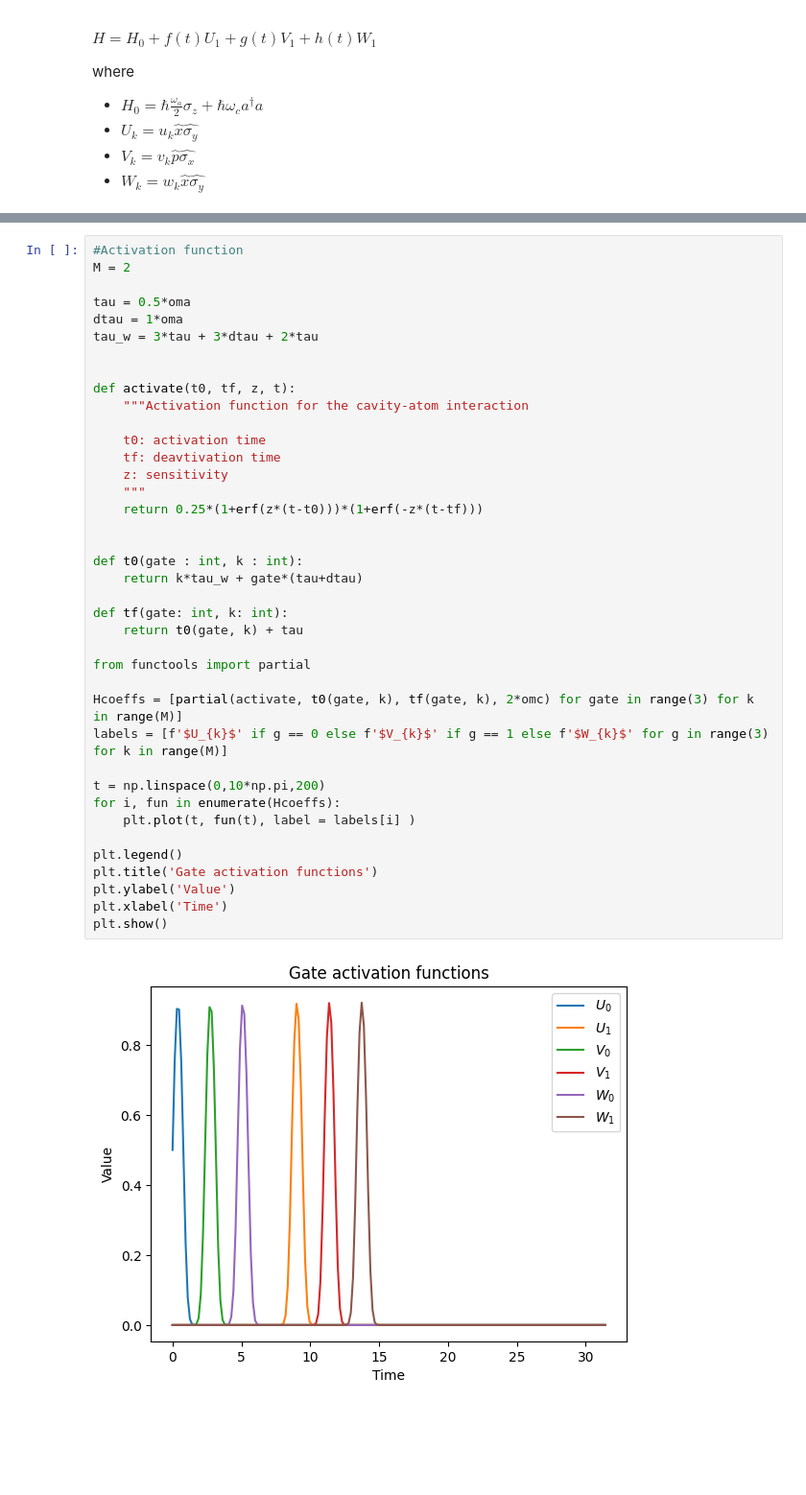
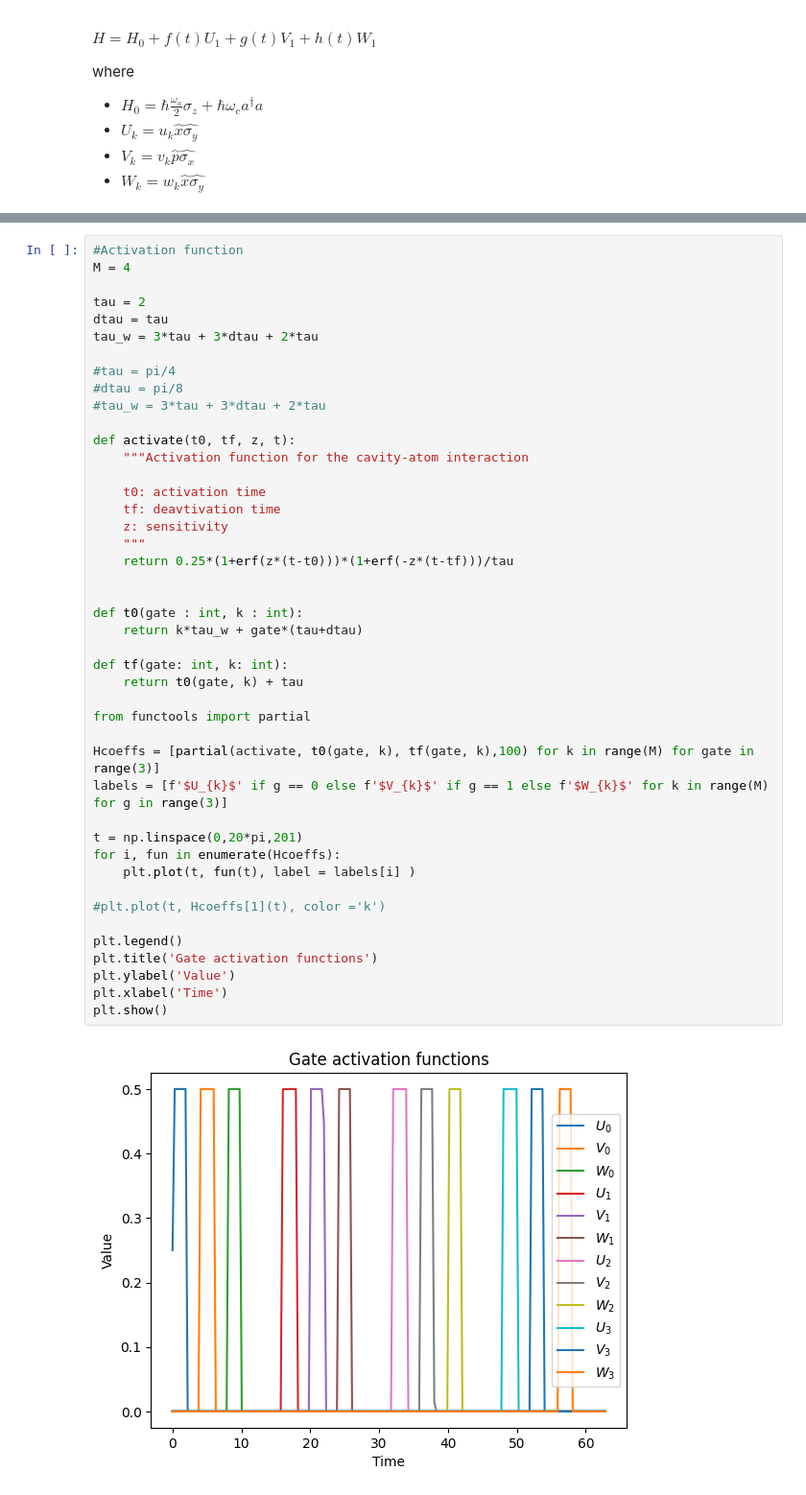
Before and after one commit to olgasolodovnikova/gridprep, a Jupyter notebook: Example.ipynb, the cells around one changed output, grey strips where cells are left out. Shown: that part at 96% size. Cells and saved outputs as stored; diff of their text form; blank space fills up the shorter version.

```diff
--- a/Example.ipynb
+++ b/Example.ipynb
@@ -64,41 +76,46 @@ def get_Hlist(M : int):
 # %%
 #Activation function
-M = 2
+M = 4
 
-tau = 0.5*oma
-dtau = 1*oma
+tau = 2
+dtau = tau
 tau_w = 3*tau + 3*dtau + 2*tau
 
+#tau = pi/4
+#dtau = pi/8
+#tau_w = 3*tau + 3*dtau + 2*tau
 
 def activate(t0, tf, z, t):
     """Activation function for the cavity-atom interaction
 
     t0: activation time
     tf: deavtivation time
     z: sensitivity
     """
-    return 0.25*(1+erf(z*(t-t0)))*(1+erf(-z*(t-tf)))
+    return 0.25*(1+erf(z*(t-t0)))*(1+erf(-z*(t-tf)))/tau
 
 
 def t0(gate : int, k : int):
     return k*tau_w + gate*(tau+dtau)
 
 def tf(gate: int, k: int):
     return t0(gate, k) + tau
 
 from functools import partial
 
-Hcoeffs = [partial(activate, t0(gate, k), tf(gate, k), 2*omc) for gate in range(3) for k in range(M)]
-labels = [f'$U_{k}$' if g == 0 else f'$V_{k}$' if g == 1 else f'$W_{k}$' for g in range(3) for k in range(M)]
+Hcoeffs = [partial(activate, t0(gate, k), tf(gate, k),100) for k in range(M) for gate in range(3)]
+labels = [f'$U_{k}$' if g == 0 else f'$V_{k}$' if g == 1 else f'$W_{k}$' for k in range(M) for g in range(3)]
 
-t = np.linspace(0,10*np.pi,200)
+t = np.linspace(0,20*pi,201)
 for i, fun in enumerate(Hcoeffs):
     plt.plot(t, fun(t), label = labels[i] )
+
+#plt.plot(t, Hcoeffs[1](t), color ='k')
 
 plt.legend()
 plt.title('Gate activation functions')
 plt.ylabel('Value')
 plt.xlabel('Time')
 plt.show()
 # %% [output]
-[figure, old version]
+[figure, new version]
```
Also changed, not shown: parts of 5 cells of this notebook, 2 other files.
